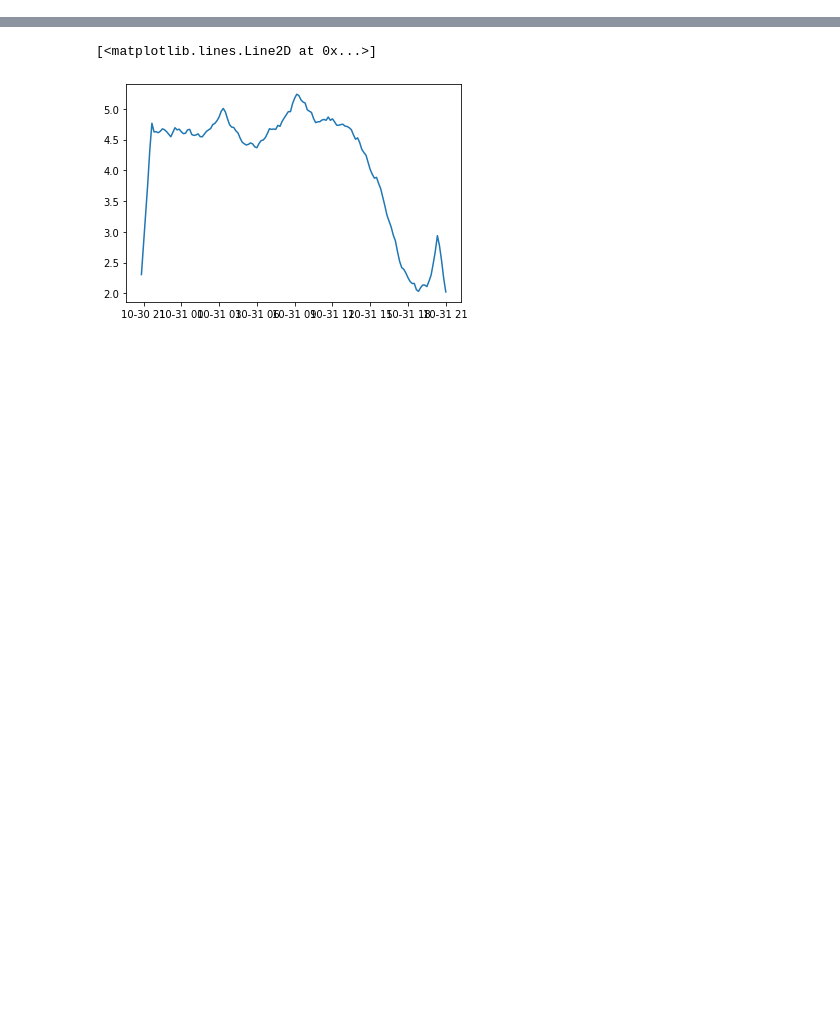
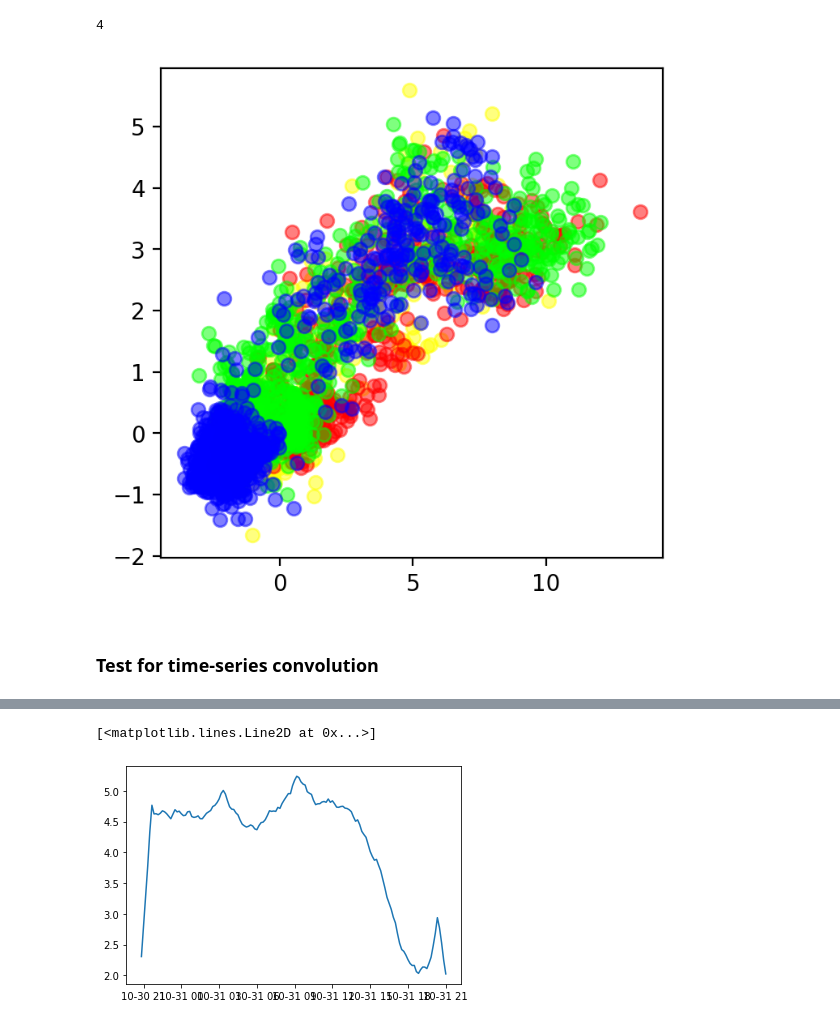
Before and after one commit to tolgacaglar/farsite-devAPI, a Jupyter notebook: src/Perimeter Adjusting through Kalman Filter.ipynb, the cells around one changed output, grey strips where cells are left out. Saved outputs shown, nothing was run; the diff lists cells and outputs as text; code cells hidden in the pictures; blank space fills up the shorter version.

```diff
--- a/src/Perimeter Adjusting through Kalman Filter.ipynb
+++ b/src/Perimeter Adjusting through Kalman Filter.ipynb
@@ -205,3 +477,30 @@ ax.plot(df['U'], df['V'], 'o', color=(0,0,1, 0.25))
+# %%
+hours_diff = 6
+bins = np.arange(0,24.1, hours_diff, dtype=int)
+
+for i, (left, right) in enumerate(zip(bins[:-1], bins[1:])):
+    df.loc[((df.index.hour >= left) & (df.index.hour < right)),'type'] = i
+
+df['type'] = df['type'].astype(int)
+
+df['type'].nunique()
+# %% [output]
+4
+# %%
+idx0 = np.where(y_km==0)[0]
+idx1 = np.where(y_km==1)[0]
+
+
+
+fig, ax = plt.subplots(1,1, figsize=(4,4), dpi=200)
+for i in df['type'].unique():
+    mask = (df['type']==i)
+
+    ax.plot(df[mask]['U'], df[mask]['V'], 'o', color=colors[i])
+# %% [output]
+[figure, added]
+# %% [markdown]
+### Test for time-series convolution
 # %%
 t, v, clip_idx = convolve_timeseries(times, windspeeds, hours=3)
 plt.plot(t, windspeeds[clip_idx:-clip_idx], t, v, 'o')
```
Also changed, not shown: parts of 31 cells of this notebook, 4 other files.
